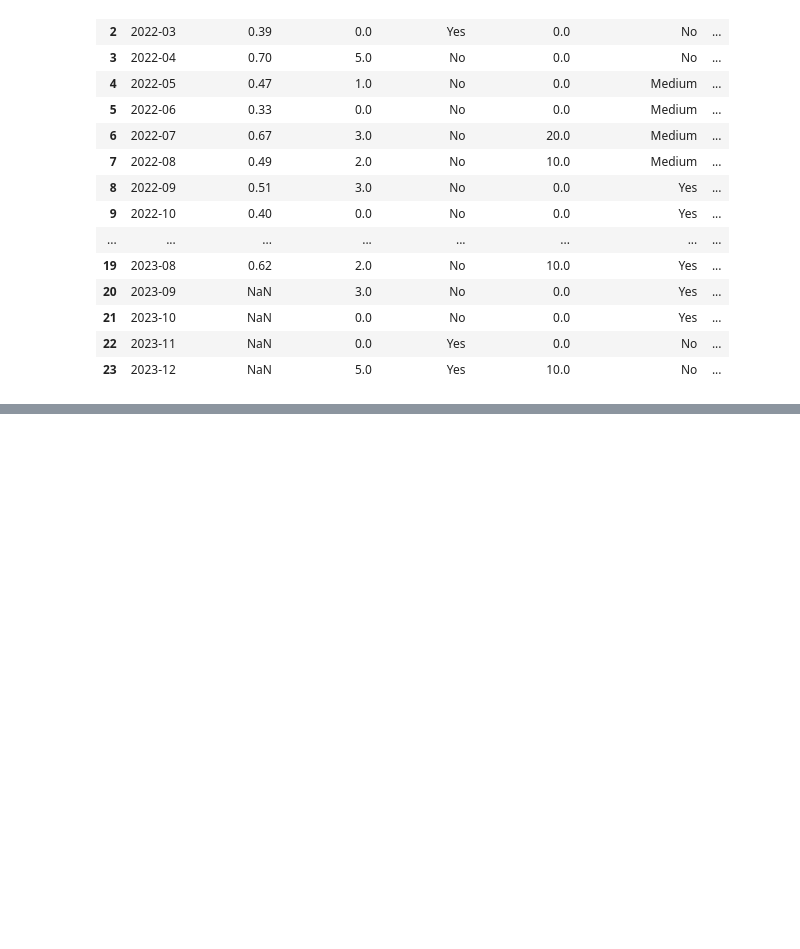
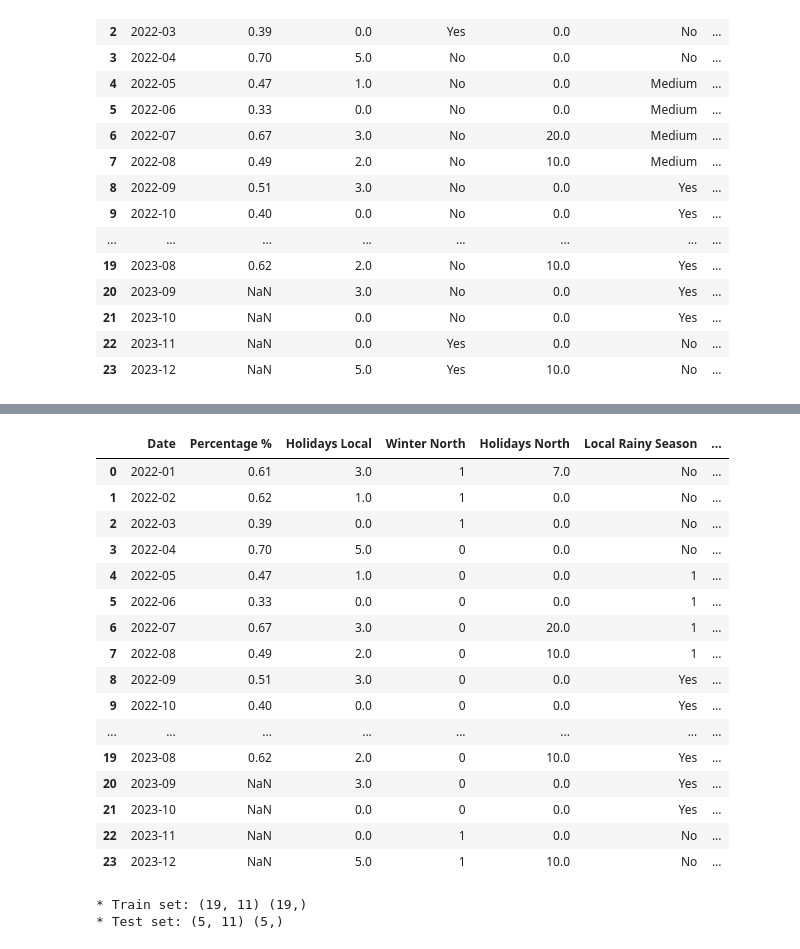
Before and after one commit to Danpr1984/hotelbudget, a Jupyter notebook: datacollection.ipynb, the cells around one changed output, grey strips where cells are left out. Saved outputs shown, nothing was run; the diff lists cells and outputs as text; code cells hidden in the pictures; blank space fills up the shorter version.

```diff
--- a/datacollection.ipynb
+++ b/datacollection.ipynb
@@ -73,0 +96,41 @@ df
+# %%
+# Repace Yes/No/Medium values from Winter North and Rainy Season variables
+
+column_replacements = {
+    'Winter North': {"Yes": 1, "No": 0},
+    ' Local Rainy Season': {"Low": 0, "Medium": 1, "High": 2}  # Add other values if needed
+}
+
+# Replace values in specific columns using mapping
+for col, replacements in column_replacements.items():
+    df[col] = df[col].replace(replacements)
+
+df
+# %% [output]
+|  | Date | Percentage % | Holidays Local | Winter North | Holidays North | Local Rainy Season | ... |
+| 0 | 2022-01 | 0.61 | 3.0 | 1 | 7.0 | No | ... |
+| 1 | 2022-02 | 0.62 | 1.0 | 1 | 0.0 | No | ... |
+| 2 | 2022-03 | 0.39 | 0.0 | 1 | 0.0 | No | ... |
+| 3 | 2022-04 | 0.70 | 5.0 | 0 | 0.0 | No | ... |
+| 4 | 2022-05 | 0.47 | 1.0 | 0 | 0.0 | 1 | ... |
+| 5 | 2022-06 | 0.33 | 0.0 | 0 | 0.0 | 1 | ... |
+| 6 | 2022-07 | 0.67 | 3.0 | 0 | 20.0 | 1 | ... |
+| 7 | 2022-08 | 0.49 | 2.0 | 0 | 10.0 | 1 | ... |
+| 8 | 2022-09 | 0.51 | 3.0 | 0 | 0.0 | Yes | ... |
+| 9 | 2022-10 | 0.40 | 0.0 | 0 | 0.0 | Yes | ... |
+| ... | ... | ... | ... | ... | ... | ... | ... |
+| 19 | 2023-08 | 0.62 | 2.0 | 0 | 10.0 | Yes | ... |
+| 20 | 2023-09 | NaN | 3.0 | 0 | 0.0 | Yes | ... |
+| 21 | 2023-10 | NaN | 0.0 | 0 | 0.0 | Yes | ... |
+| 22 | 2023-11 | NaN | 0.0 | 1 | 0.0 | No | ... |
+| 23 | 2023-12 | NaN | 5.0 | 1 | 10.0 | No | ... |
+# %%
+X_train, X_test, y_train, y_test = train_test_split(
+                                        df.drop(['Total Revenue'], axis=1),
+                                        df['Total Revenue'],
+                                        test_size=0.2,
+                                        random_state=(101))
+print("* Train set:", X_train.shape, y_train.shape,"\n* Test set:", X_test.shape, y_test.shape)
+# %% [output]
+* Train set: (19, 11) (19,)
+* Test set: (5, 11) (5,)
```
Also changed, not shown: parts of 2 cells of this notebook, 1 other file.
